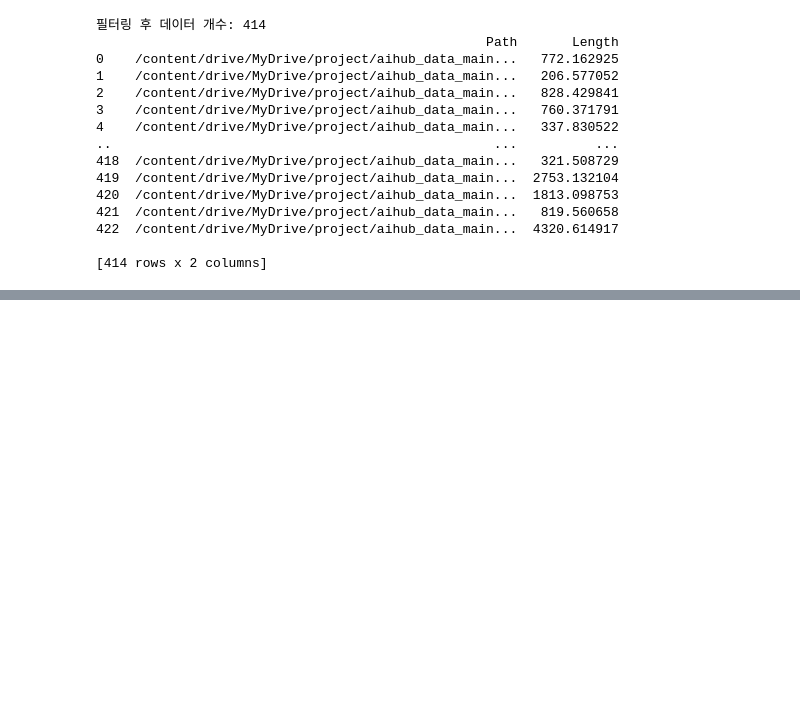
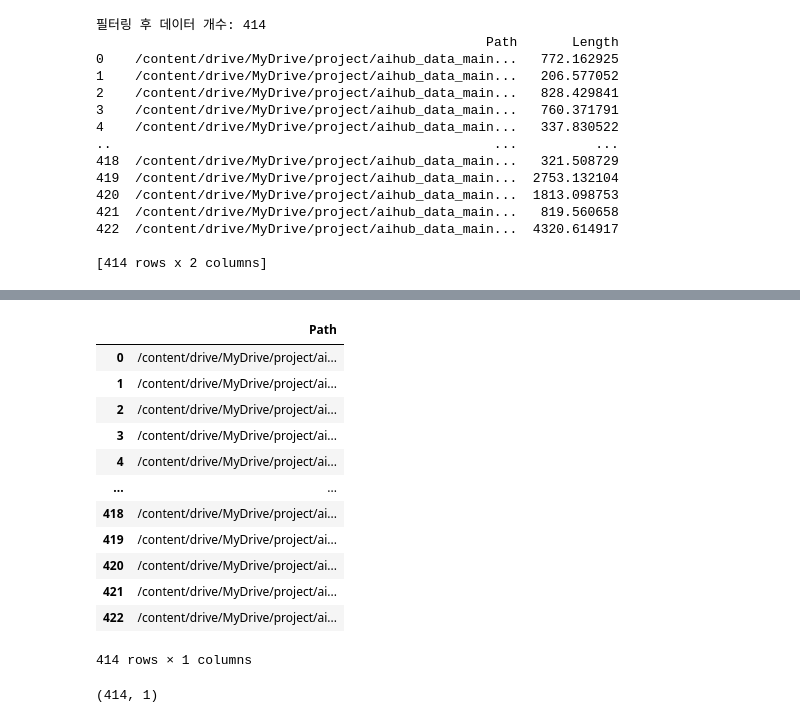
Before and after one commit to Yewon9/Emotion_Recognition_STT, a Jupyter notebook: EDA.ipynb, the cells around one changed output, grey strips where cells are left out. Cells and saved outputs as stored; diff of their text form; code cells hidden in the pictures; blank space fills up the shorter version.

```diff
--- a/EDA.ipynb
+++ b/EDA.ipynb
@@ -611,7 +658,7 @@ data_main.to_csv('data_main.csv', index = False)
 # %% [markdown]
 ## EDA
 # %%
-data_main = pd.read_csv('data_main.csv')
+main = pd.read_csv('main.csv')
 # %%
 tqdm.pandas()
 
@@ -622,5 +669,5 @@ def get_audio_length(file_path):
   except:
     return None
 # %%
-data_main['Length'] = data_main['Path'].progress_apply(get_audio_length)
+main['Length'] = main['Path'].progress_apply(get_audio_length)
 # %%
@@ -639,13 +686,13 @@ print(f"최대 길이: {max_length:.2f}초")
 최소 길이: 36.42초
 최대 길이: 30528.67초
 # %%
-q1 = data_main['Length'].quantile(0.25)
-q3 = data_main['Length'].quantile(0.75)
+q1 = main['Length'].quantile(0.25)
+q3 = main['Length'].quantile(0.75)
 iqr = q3 - q1
 lower_bound = q1 - 1.5 * iqr
 upper_bound = q3 + 1.5 * iqr
 
-outliers = data_main[(data_main['Length'] < lower_bound) | (data_main['Length'] > upper_bound)]
+outliers = main[(main['Length'] < lower_bound) | (main['Length'] > upper_bound)]
 print(f"이상값 개수: {len(outliers)}")
 # %% [output]
 이상값 개수: 9
@@ -659,7 +706,7 @@ plt.show()
 # %% [output]
 [figure]
 # %%
-data_main_filtered = data_main[data_main['Length'] <= upper_bound]
+data_main_filtered = main[main['Length'] <= upper_bound]
 
 print(f"필터링 후 데이터 개수: {len(data_main_filtered)}")
 print(data_main_filtered)
@@ -685,3 +747,22 @@ data_main_filtered
+# %%
+data_main_filtered = pd.DataFrame(data_main_filtered)
+data_main_filtered
+# %% [output]
+|  | Path |
+| 0 | /content/drive/MyDrive/project/ai... |
+| 1 | /content/drive/MyDrive/project/ai... |
+| 2 | /content/drive/MyDrive/project/ai... |
+| 3 | /content/drive/MyDrive/project/ai... |
+| 4 | /content/drive/MyDrive/project/ai... |
+| ... | ... |
+| 418 | /content/drive/MyDrive/project/ai... |
+| 419 | /content/drive/MyDrive/project/ai... |
+| 420 | /content/drive/MyDrive/project/ai... |
+| 421 | /content/drive/MyDrive/project/ai... |
+| 422 | /content/drive/MyDrive/project/ai... |
+414 rows × 1 columns
 # %%
 data_main_filtered = data_main_filtered[data_main_filtered['Path'].apply(lambda x: os.path.exists(x))]
 data_main_filtered.shape
+# %% [output]
+(414, 1)
```
Also changed, not shown: parts of 15 cells of this notebook.
